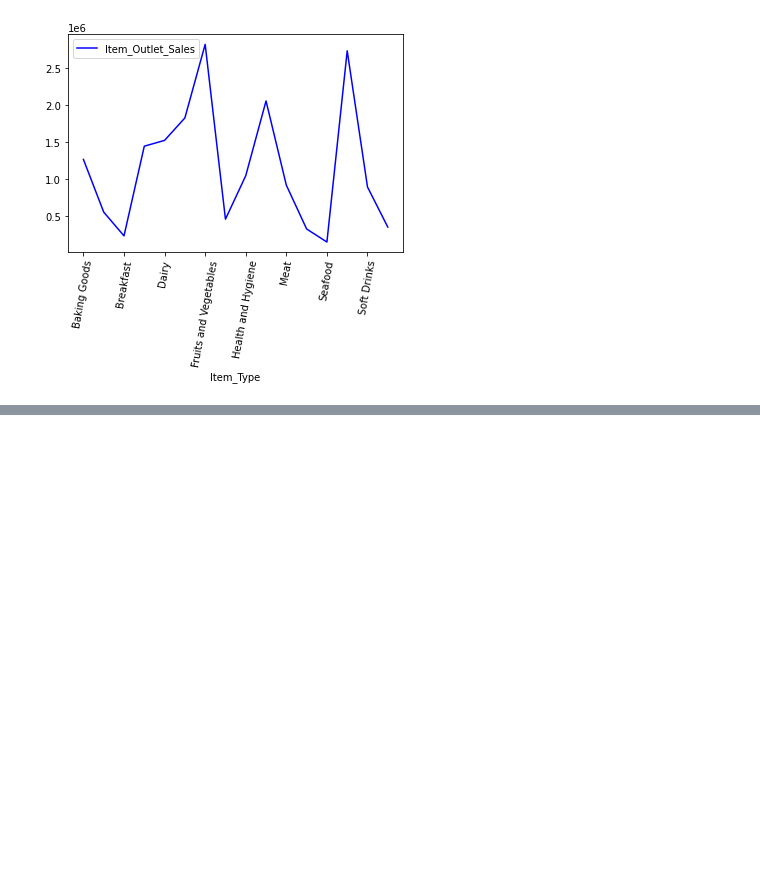
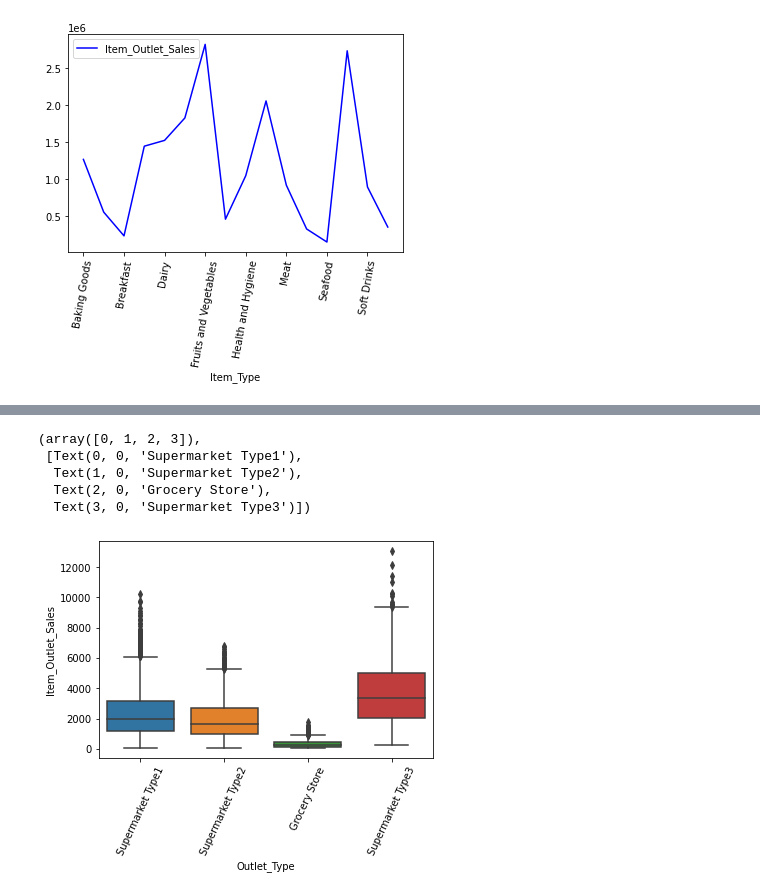
Before and after one commit to Jose-Balocchi/Retail---Predicciones-de-ventas, a Jupyter notebook: 05_Proyecto_1.ipynb, the cells around one changed output, grey strips where cells are left out. Drawn from its saved outputs; the diff is of its cells as text; code cells hidden in the pictures; blank space fills up the shorter version.

```diff
--- a/05_Proyecto_1.ipynb
+++ b/05_Proyecto_1.ipynb
@@ -441,0 +464,12 @@ plt.legend()
+# %%
+# Veamos otros boxplots
+
+sns.boxplot(x='Outlet_Type', y='Item_Outlet_Sales', data=df)
+plt.xticks(rotation = 65)
+# %% [output]
+(array([0, 1, 2, 3]),
+ [Text(0, 0, 'Supermarket Type1'),
+  Text(1, 0, 'Supermarket Type2'),
+  Text(2, 0, 'Grocery Store'),
+  Text(3, 0, 'Supermarket Type3')])
+[figure, added]
```
Also changed, not shown: parts of 8 cells of this notebook.
